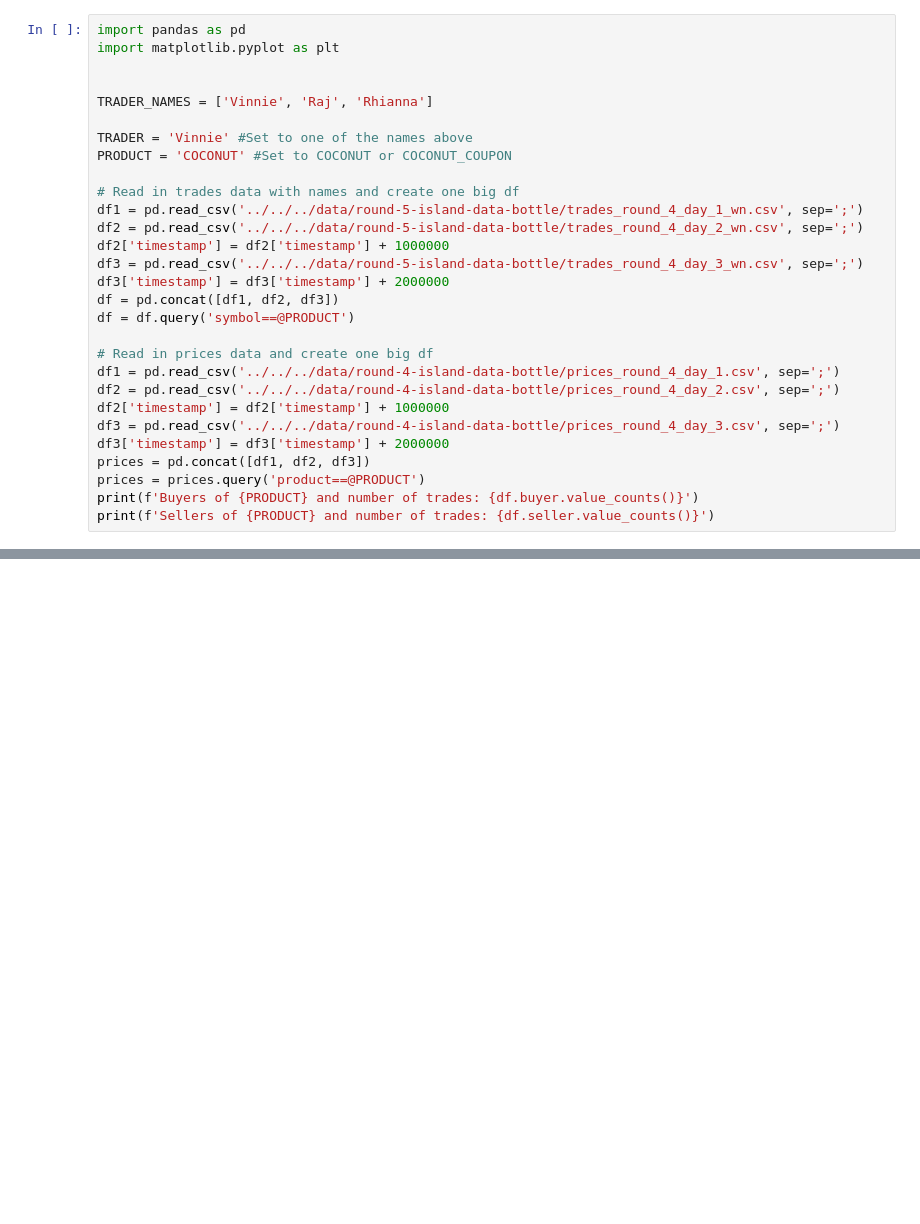
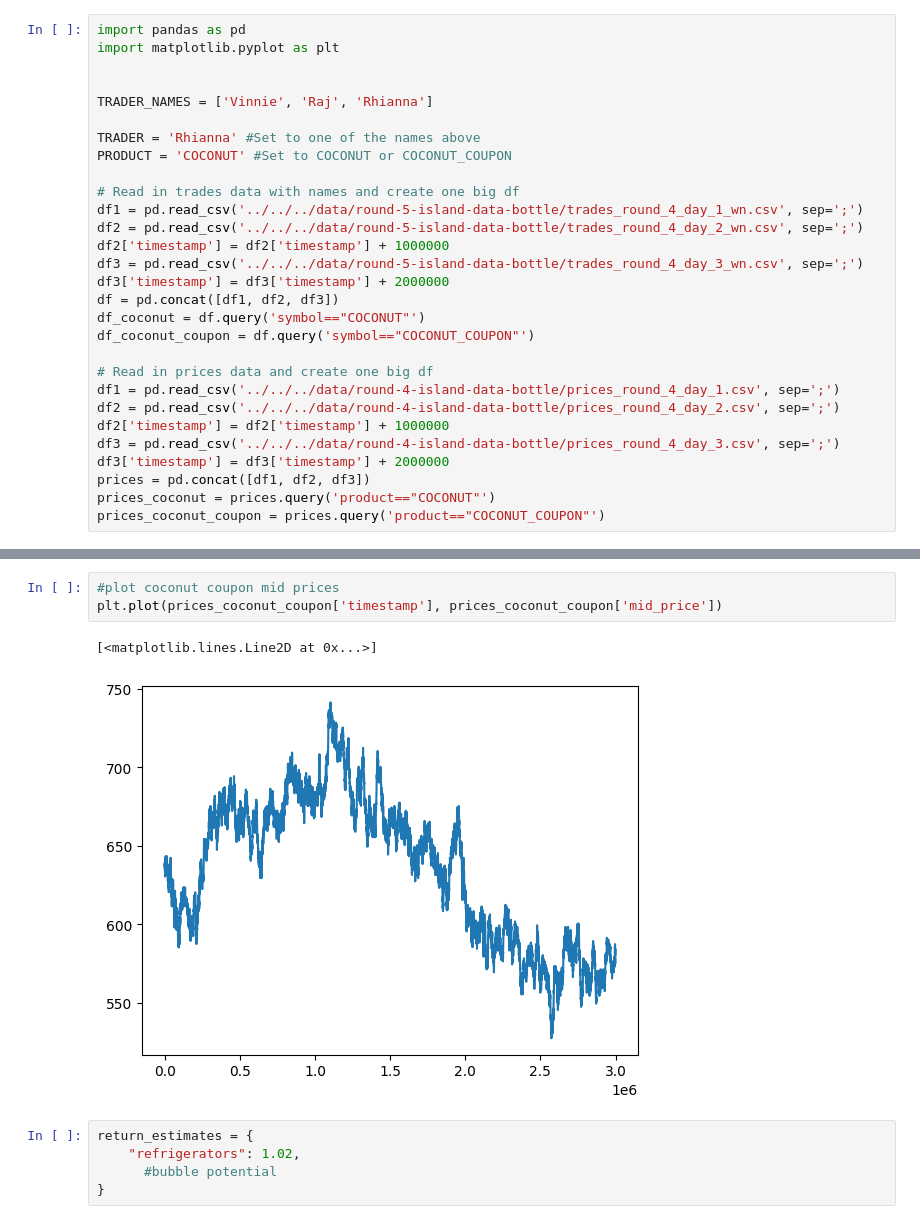
Before and after one commit to johannesfuest/prosperity-2, a Jupyter notebook: analysis/final_round/round_4/COCONUT.ipynb, the cells around one changed output, grey strips where cells are left out. Saved outputs shown, nothing was run; the diff lists cells and outputs as text; blank space fills up the shorter version.

```diff
--- a/analysis/final_round/round_4/COCONUT.ipynb
+++ b/analysis/final_round/round_4/COCONUT.ipynb
@@ -5,7 +5,7 @@ import matplotlib.pyplot as plt
 
 TRADER_NAMES = ['Vinnie', 'Raj', 'Rhianna']
 
-TRADER = 'Vinnie' #Set to one of the names above
+TRADER = 'Rhianna' #Set to one of the names above
 PRODUCT = 'COCONUT' #Set to COCONUT or COCONUT_COUPON
 
 # Read in trades data with names and create one big df
@@ -15,7 +15,8 @@ df2['timestamp'] = df2['timestamp'] + 1000000
 df3 = pd.read_csv('../../../data/round-5-island-data-bottle/trades_round_4_day_3_wn.csv', sep=';')
 df3['timestamp'] = df3['timestamp'] + 2000000
 df = pd.concat([df1, df2, df3])
-df = df.query('symbol==@PRODUCT')
+df_coconut = df.query('symbol=="COCONUT"')
+df_coconut_coupon = df.query('symbol=="COCONUT_COUPON"')
 
 # Read in prices data and create one big df
 df1 = pd.read_csv('../../../data/round-4-island-data-bottle/prices_round_4_day_1.csv', sep=';')
@@ -24,6 +25,5 @@ df2['timestamp'] = df2['timestamp'] + 1000000
 df3 = pd.read_csv('../../../data/round-4-island-data-bottle/prices_round_4_day_3.csv', sep=';')
 df3['timestamp'] = df3['timestamp'] + 2000000
 prices = pd.concat([df1, df2, df3])
-prices = prices.query('product==@PRODUCT')
-print(f'Buyers of {PRODUCT} and number of trades: {df.buyer.value_counts()}')
-print(f'Sellers of {PRODUCT} and number of trades: {df.seller.value_counts()}')
+prices_coconut = prices.query('product=="COCONUT"')
+prices_coconut_coupon = prices.query('product=="COCONUT_COUPON"')
@@ -199,0 +152,11 @@ For example, when doing 'df[col].method(value, inplace=True)', try using 'df.met
+# %%
+#plot coconut coupon mid prices
+plt.plot(prices_coconut_coupon['timestamp'], prices_coconut_coupon['mid_price'])
+# %% [output]
+[<matplotlib.lines.Line2D at 0x...>]
+[figure, added]
+# %%
+return_estimates = {
+    "refrigerators": 1.02,
+      #bubble potential
+}
```
Also changed, not shown: parts of 15 cells of this notebook.
